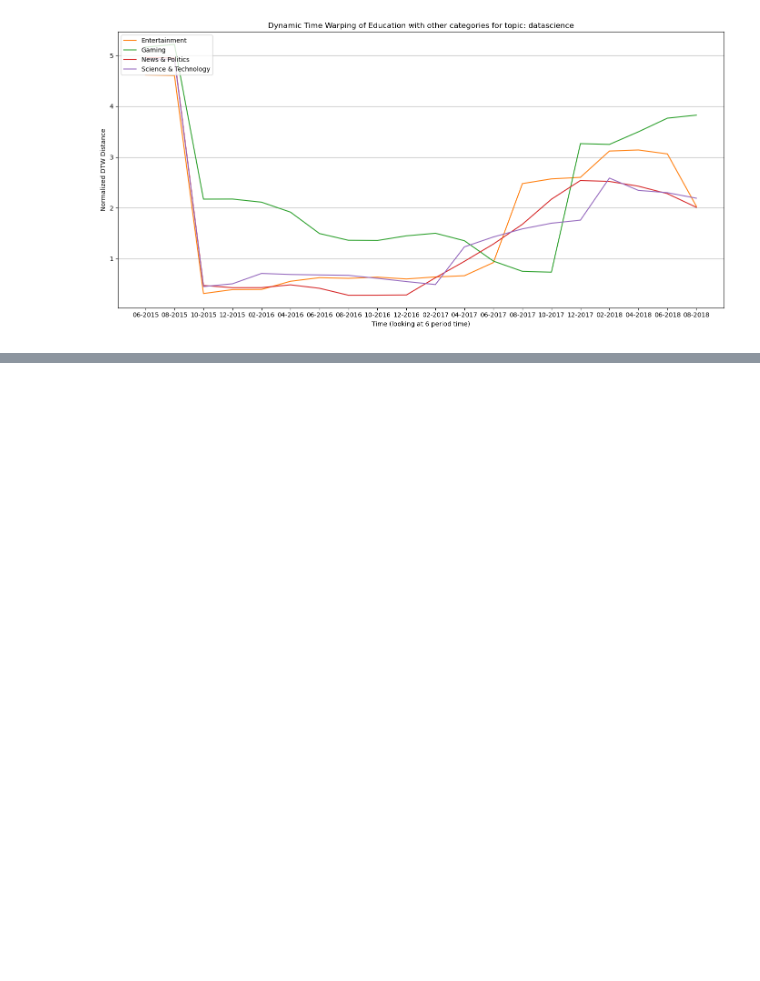
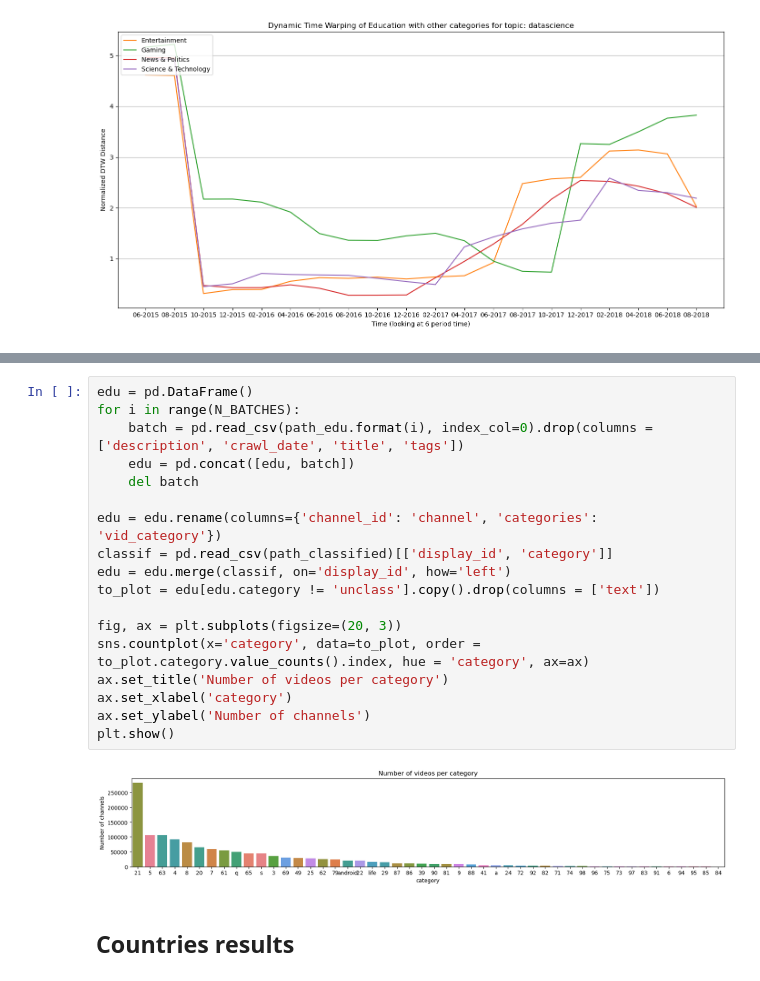
Before and after one commit to epfl-ada/ada-2024-project-sickada, a Jupyter notebook: results.ipynb, the cells around one changed output, grey strips where cells are left out. Drawn from its saved outputs; the diff is of its cells as text; blank space fills up the shorter version.

Commit message:
result updated gon

```diff
--- a/results.ipynb
+++ b/results.ipynb
@@ -1478,0 +1566,22 @@ for topic in topics:
+# %%
+edu = pd.DataFrame()
+for i in range(N_BATCHES):
+    batch = pd.read_csv(path_edu.format(i), index_col=0).drop(columns = ['description', 'crawl_date', 'title', 'tags'])
+    edu = pd.concat([edu, batch])
+    del batch
+
+edu = edu.rename(columns={'channel_id': 'channel', 'categories': 'vid_category'})
+classif = pd.read_csv(path_classified)[['display_id', 'category']]
+edu = edu.merge(classif, on='display_id', how='left')
+to_plot = edu[edu.category != 'unclass'].copy().drop(columns = ['text'])
+
+fig, ax = plt.subplots(figsize=(20, 3))
+sns.countplot(x='category', data=to_plot, order = to_plot.category.value_counts().index, hue = 'category', ax=ax)
+ax.set_title('Number of videos per category')
+ax.set_xlabel('category')
+ax.set_ylabel('Number of channels')
+plt.show()
+# %% [output]
+[figure, added]
+# %% [markdown]
+## Countries results
```
Also changed, not shown: parts of 11 cells of this notebook.
